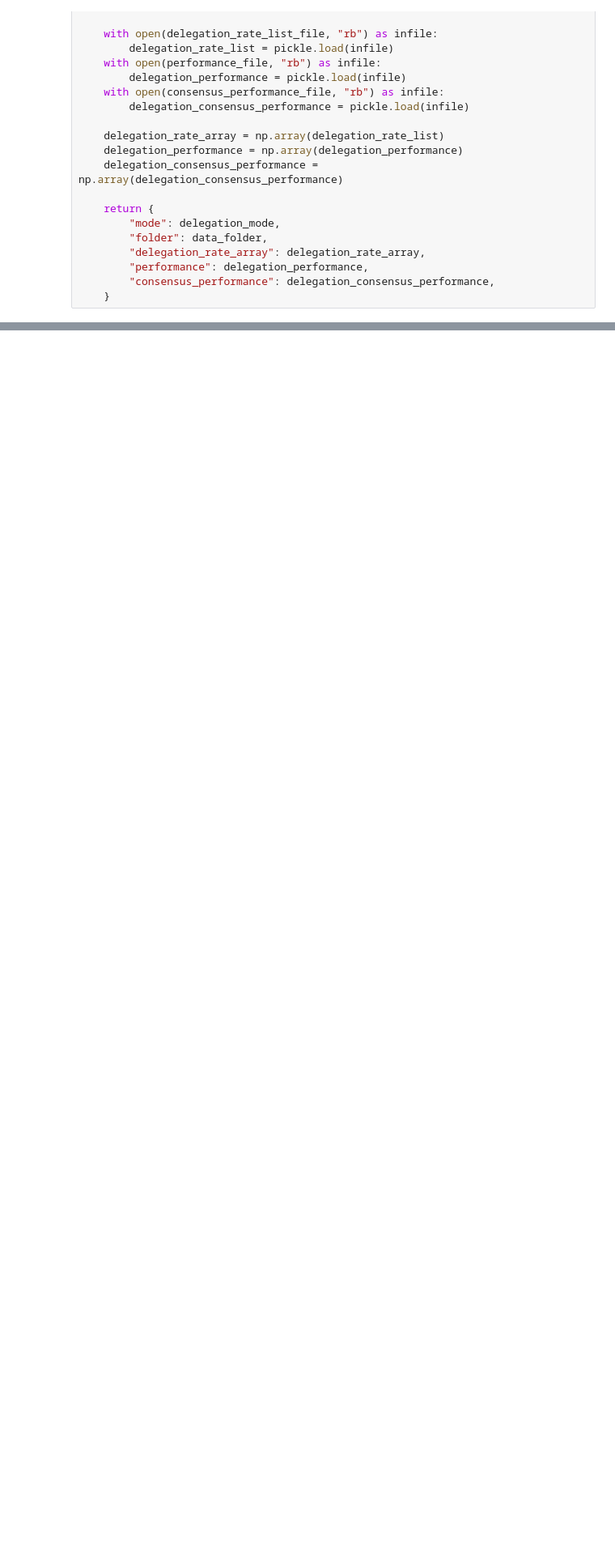
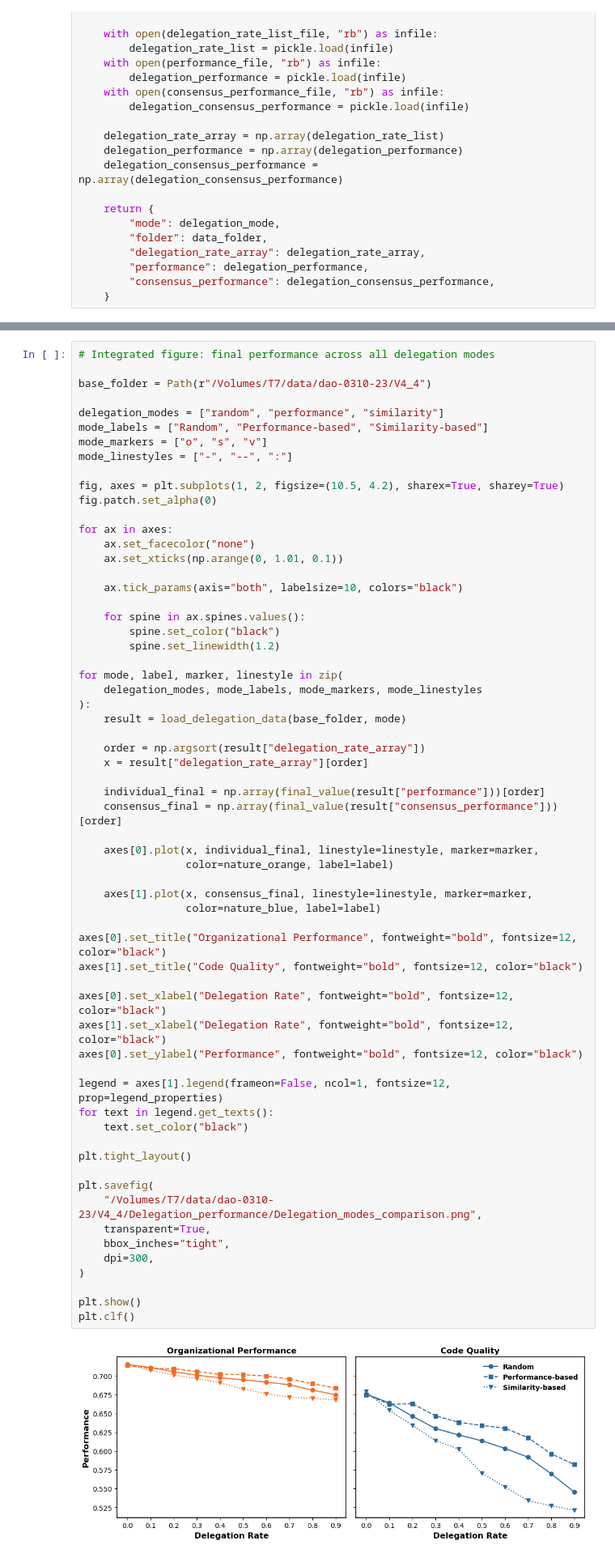
Before and after one commit to GrandJune/DAOs, a Jupyter notebook: V4/Delegation/delegation_integrated_evaluator.ipynb, the cells around one changed output, grey strips where cells are left out. Shown at 81% size. Cells and saved outputs as stored; diff of their text form; blank space fills up the shorter version.

```diff
--- a/V4/Delegation/delegation_integrated_evaluator.ipynb
+++ b/V4/Delegation/delegation_integrated_evaluator.ipynb
@@ -334,0 +218,64 @@ plt.show()
+# %%
+# Integrated figure: final performance across all delegation modes
+
+base_folder = Path(r"/Volumes/T7/data/dao-0310-23/V4_4")
+
+delegation_modes = ["random", "performance", "similarity"]
+mode_labels = ["Random", "Performance-based", "Similarity-based"]
+mode_markers = ["o", "s", "v"]
+mode_linestyles = ["-", "--", ":"]
+
+fig, axes = plt.subplots(1, 2, figsize=(10.5, 4.2), sharex=True, sharey=True)
+fig.patch.set_alpha(0)
+
+for ax in axes:
+    ax.set_facecolor("none")
+    ax.set_xticks(np.arange(0, 1.01, 0.1))
+
+    ax.tick_params(axis="both", labelsize=10, colors="black")
+
+    for spine in ax.spines.values():
+        spine.set_color("black")
+        spine.set_linewidth(1.2)
+
+for mode, label, marker, linestyle in zip(
+    delegation_modes, mode_labels, mode_markers, mode_linestyles
+):
+    result = load_delegation_data(base_folder, mode)
+
+    order = np.argsort(result["delegation_rate_array"])
+    x = result["delegation_rate_array"][order]
+
+    individual_final = np.array(final_value(result["performance"]))[order]
+    consensus_final = np.array(final_value(result["consensus_performance"]))[order]
+
+    axes[0].plot(x, individual_final, linestyle=linestyle, marker=marker,
+                 color=nature_orange, label=label)
+
+    axes[1].plot(x, consensus_final, linestyle=linestyle, marker=marker,
+                 color=nature_blue, label=label)
+
+axes[0].set_title("Organizational Performance", fontweight="bold", fontsize=12, color="black")
+axes[1].set_title("Code Quality", fontweight="bold", fontsize=12, color="black")
+
+axes[0].set_xlabel("Delegation Rate", fontweight="bold", fontsize=12, color="black")
+axes[1].set_xlabel("Delegation Rate", fontweight="bold", fontsize=12, color="black")
+axes[0].set_ylabel("Performance", fontweight="bold", fontsize=12, color="black")
+
+legend = axes[1].legend(frameon=False, ncol=1, fontsize=12, prop=legend_properties)
+for text in legend.get_texts():
+    text.set_color("black")
+
+plt.tight_layout()
+
+plt.savefig(
+    "/Volumes/T7/data/dao-0310-23/V4_4/Delegation_performance/Delegation_modes_comparison.png",
+    transparent=True,
+    bbox_inches="tight",
+    dpi=300,
+)
+
+plt.show()
+plt.clf()
+# %% [output]
+[figure, added]
```
Also changed, not shown: parts of 4 cells of this notebook, 1 other file.
